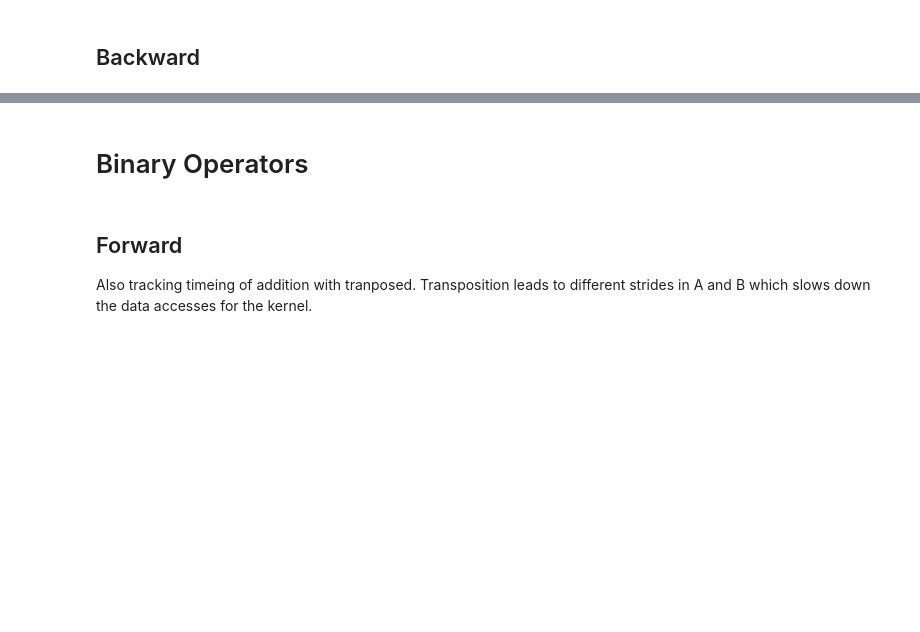
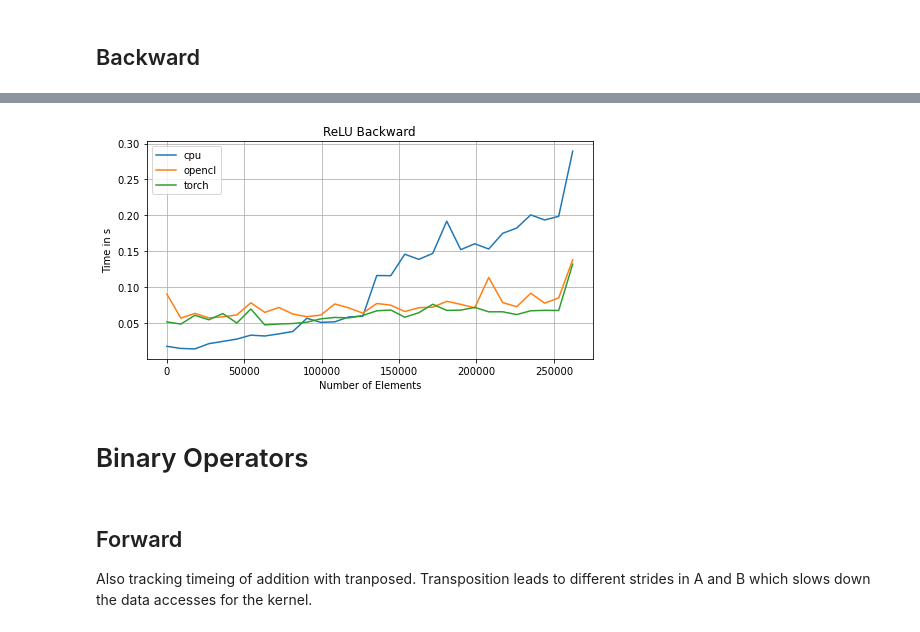
Before and after one commit to ndoll1998/lightgrad, a Jupyter notebook: notebooks/Speed.ipynb, the cells around one changed output, grey strips where cells are left out. Saved outputs shown, nothing was run; the diff lists cells and outputs as text; code cells hidden in the pictures; blank space fills up the shorter version.

```diff
--- a/notebooks/Speed.ipynb
+++ b/notebooks/Speed.ipynb
@@ -115,2 +189,7 @@ plot_time_series("ReLU Backward", sizes, cpu=cpu_times, opencl=opencl_times)
+# %%
+ReLU_back = type("ReLU Backward", (Benchmark,), {'fn': backward, 'prep_fn': lambda t: detach(t).relu()})
+ReLU_back(sizes).execute_and_plot(disable_gradients=False)
+# %% [output]
+[figure, added]
 # %% [markdown]
 # Binary Operators
```
Also changed, not shown: parts of 37 cells of this notebook.
